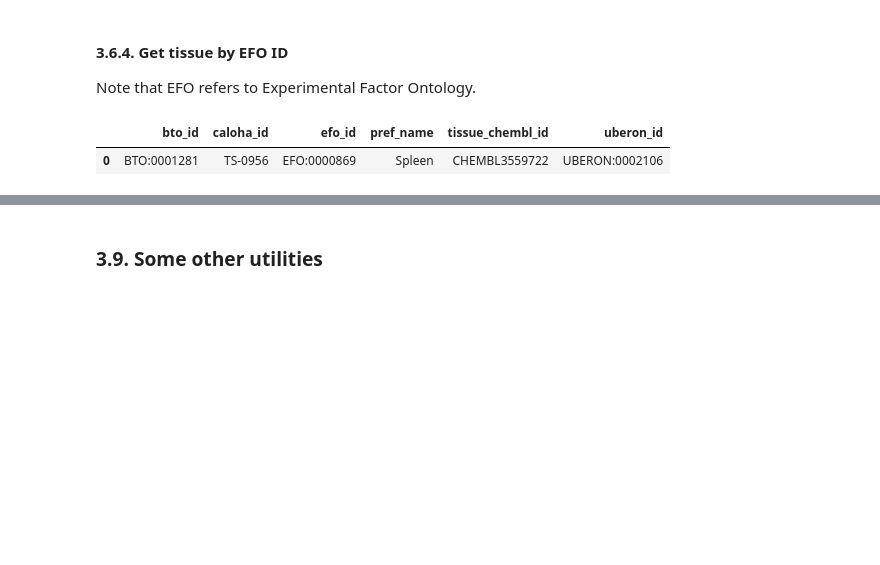
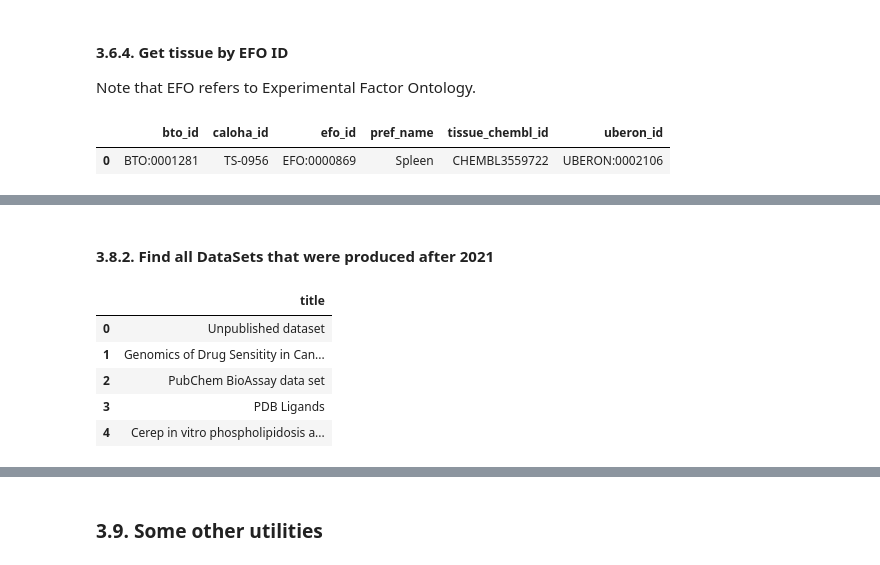
Before and after one commit to wehs7661/demos_hub, a Jupyter notebook: ChEMBL_webresource_client.ipynb, the cells around one changed output, grey strips where cells are left out. Drawn from its saved outputs; the diff is of its cells as text; code cells hidden in the pictures; blank space fills up the shorter version.

```diff
--- a/ChEMBL_webresource_client.ipynb
+++ b/ChEMBL_webresource_client.ipynb
@@ -693,0 +745,13 @@ pd.DataFrame(res)
+# %% [markdown]
+#### 3.8.2. Find all DataSets that were produced after 2021
+# %%
+datasets = new_client.document
+ds = datasets.filter(year_gte=2021, doc_type='DATASET').only(['title'])
+pd.DataFrame(ds).head()
+# %% [output]
+|  | title |
+| 0 | Unpublished dataset |
+| 1 | Genomics of Drug Sensitity in Can... |
+| 2 | PubChem BioAssay data set |
+| 3 | PDB Ligands |
+| 4 | Cerep in vitro phospholipidosis a... |
```
Also changed, not shown: parts of 23 cells of this notebook.
